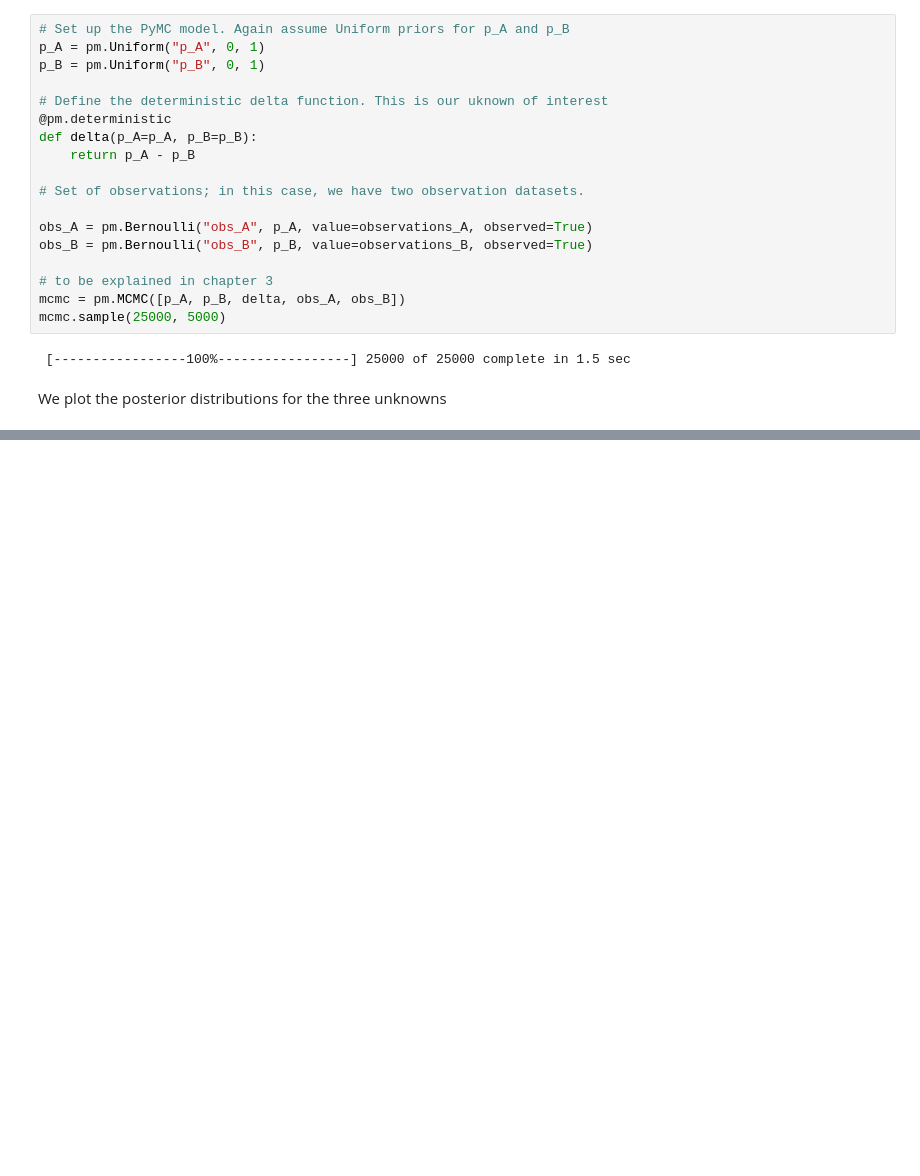
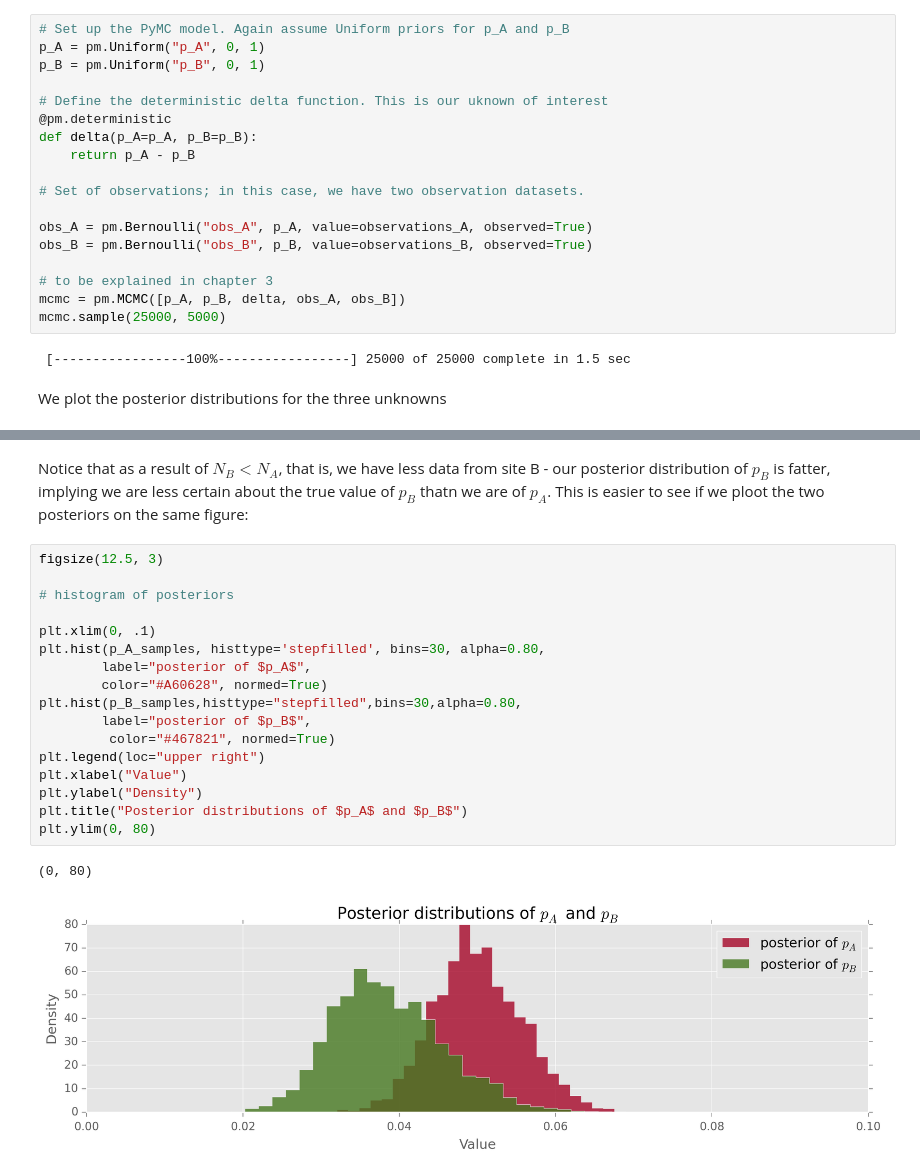
Before and after one commit to doolingdavid/Probabilistic-Programming-and-Bayesian-Methods-for-Hackers, a Jupyter notebook: Chapter2_MorePyMC/chaptertwonotes.ipynb, the cells around one changed output, grey strips where cells are left out. Cells and saved outputs as stored; diff of their text form; blank space fills up the shorter version.

```diff
--- a/Chapter2_MorePyMC/chaptertwonotes.ipynb
+++ b/Chapter2_MorePyMC/chaptertwonotes.ipynb
@@ -581,0 +582,22 @@ plt.legend(loc="upper right")
+# %% [markdown]
+Notice that as a result of $N_B < N_A$, that is, we have less data from site B - our posterior distribution of $p_B$ is fatter, implying we are less certain about the true value of $p_B$ thatn we are of $p_A$. This is easier to see if we ploot the two posteriors on the same figure:
+# %%
+figsize(12.5, 3)
+
+# histogram of posteriors
+
+plt.xlim(0, .1)
+plt.hist(p_A_samples, histtype='stepfilled', bins=30, alpha=0.80,
+        label="posterior of $p_A$",
+        color="#A60628", normed=True)
+plt.hist(p_B_samples,histtype="stepfilled",bins=30,alpha=0.80,
+        label="posterior of $p_B$",
+         color="#467821", normed=True)
+plt.legend(loc="upper right")
+plt.xlabel("Value")
+plt.ylabel("Density")
+plt.title("Posterior distributions of $p_A$ and $p_B$")
+plt.ylim(0, 80)
+# %% [output]
+(0, 80)
+[figure, added]
```
Also changed, not shown: parts of 4 cells of this notebook.
